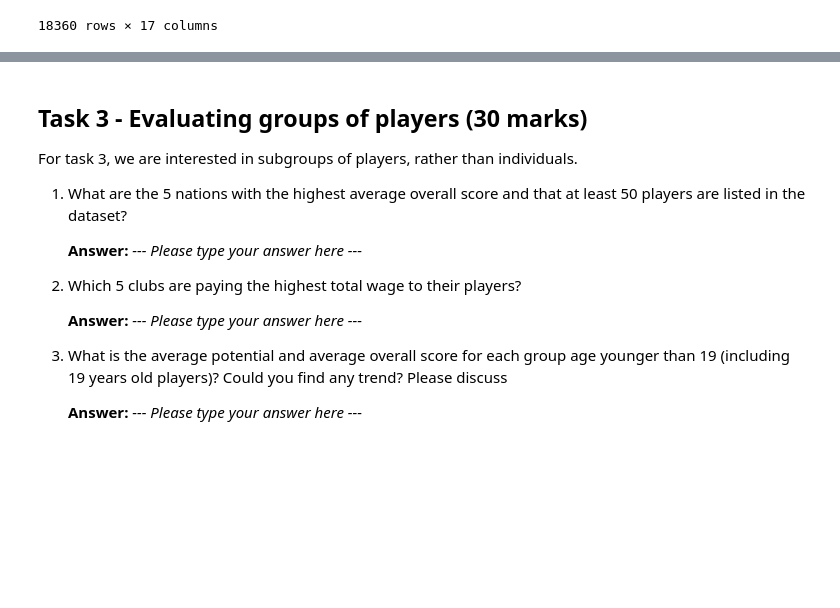
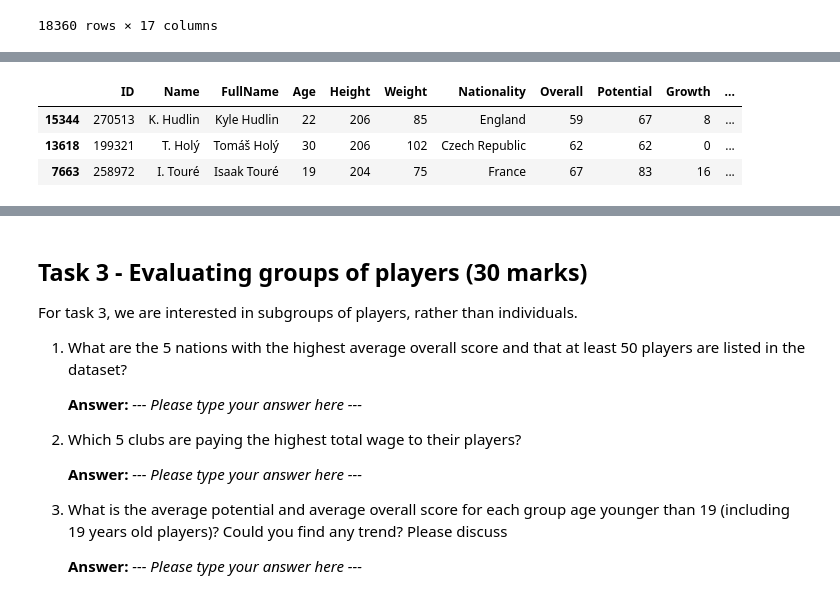
Before and after one commit to lsyurievna/COMP3400_A1, a Jupyter notebook: DataPreprocessing - A1 (name-mun id).ipynb, the cells around one changed output, grey strips where cells are left out. Cells and saved outputs as stored; diff of their text form; code cells hidden in the pictures; blank space fills up the shorter version.

```diff
--- a/DataPreprocessing - A1 (name-mun id).ipynb
+++ b/DataPreprocessing - A1 (name-mun id).ipynb
@@ -155,0 +172,8 @@ In the this task, we are interested in discovering several things about the play
+# %%
+#3
+df.sort_values(by = 'Height', ascending = False).head(3)
+# %% [output]
+|  | ID | Name | FullName | Age | Height | Weight | Nationality | Overall | Potential | Growth | ... |
+| 15344 | 270513 | K. Hudlin | Kyle Hudlin | 22 | 206 | 85 | England | 59 | 67 | 8 | ... |
+| 13618 | 199321 | T. Holý | Tomáš Holý | 30 | 206 | 102 | Czech Republic | 62 | 62 | 0 | ... |
+| 7663 | 258972 | I. Touré | Isaak Touré | 19 | 204 | 75 | France | 67 | 83 | 16 | ... |
```
Also changed, not shown: parts of 4 cells of this notebook.
